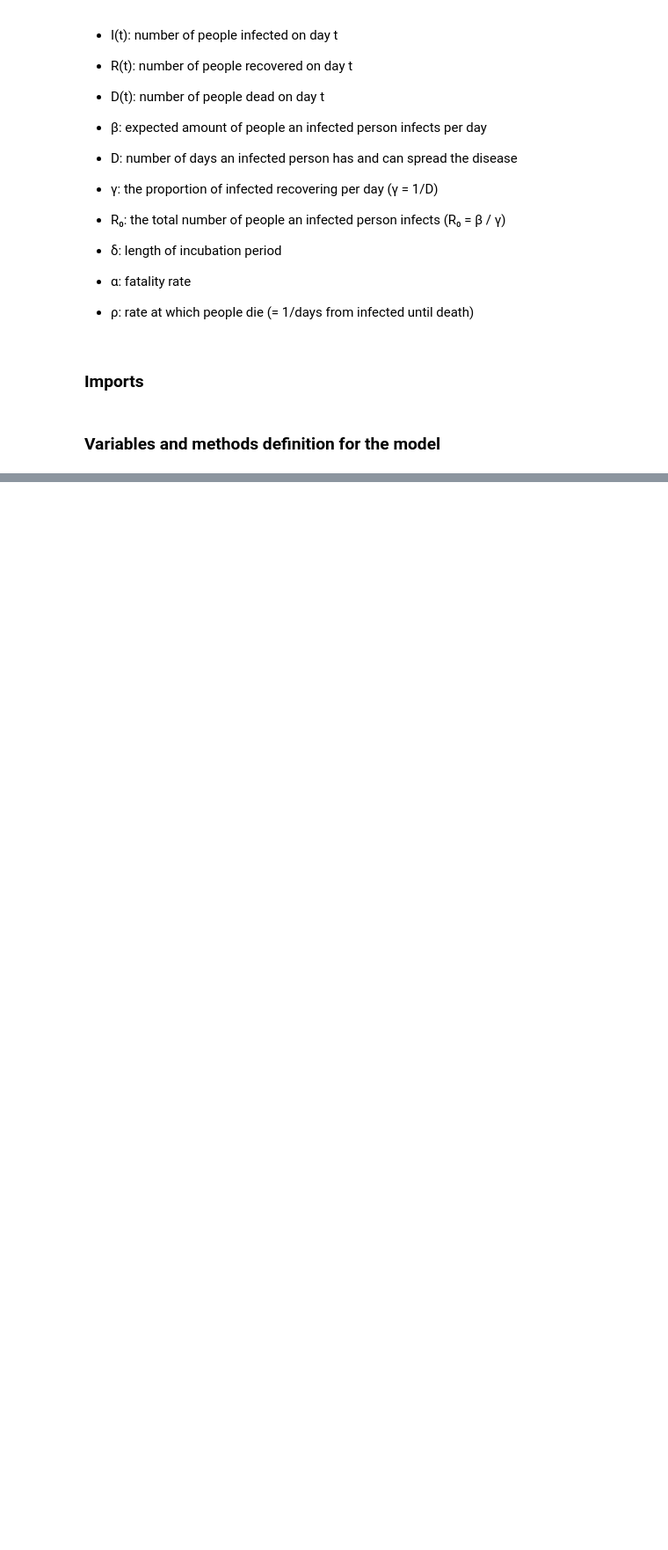
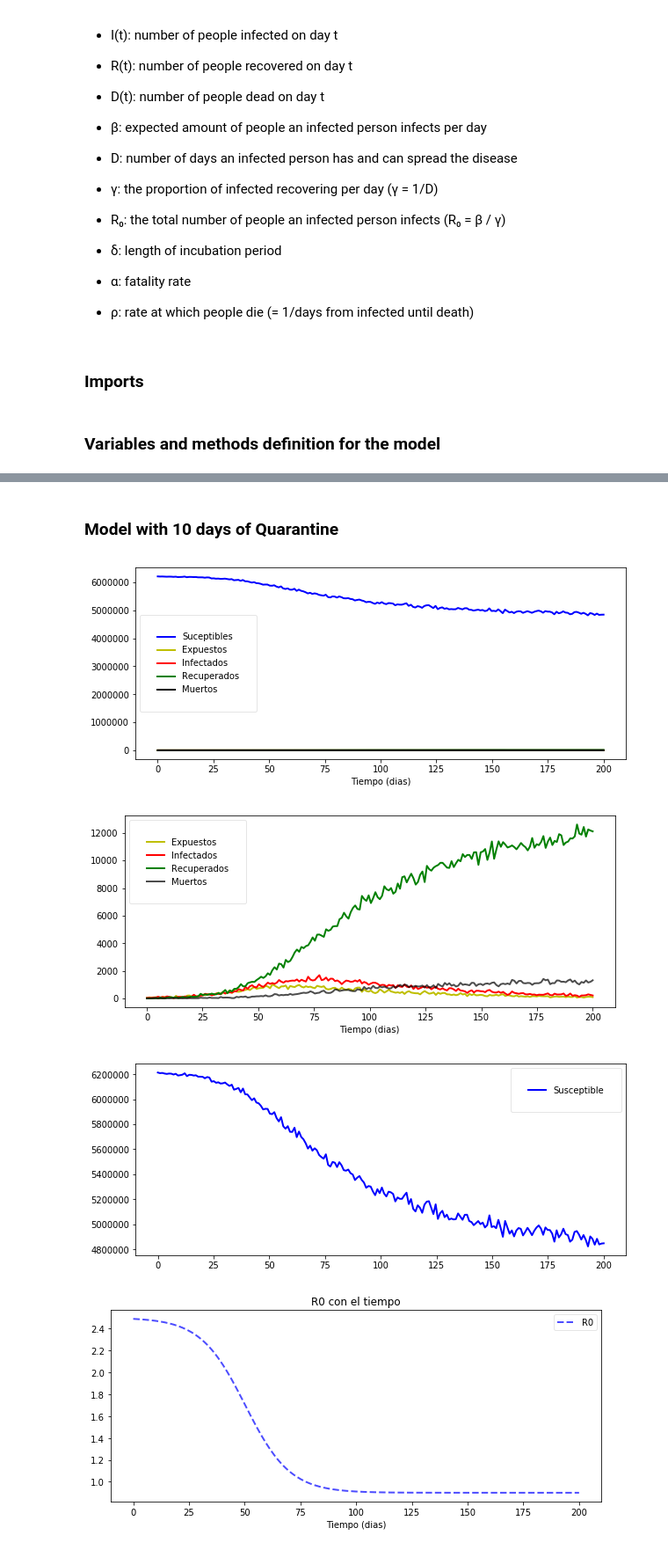
Before and after one commit to memoherreraacosta/modelo_seir, a Jupyter notebook: Model_refactored_by_Daniela.ipynb, the cells around one changed output, grey strips where cells are left out. Shown at 88% size. Saved outputs shown, nothing was run; the diff lists cells and outputs as text; code cells hidden in the pictures; blank space fills up the shorter version.

```diff
--- a/Model_refactored_by_Daniela.ipynb
+++ b/Model_refactored_by_Daniela.ipynb
@@ -209,0 +203,9 @@ data_time(40,ret)
+# %% [markdown]
+### Model with 10 days of Quarantine
+# %%
+seir(L=10, lockdown_start=20, days=200)
+# %% [output]
+[figure, added]
+[figure, added]
+[figure, added]
+[figure, added]
```
Also changed, not shown: parts of 6 cells of this notebook.
